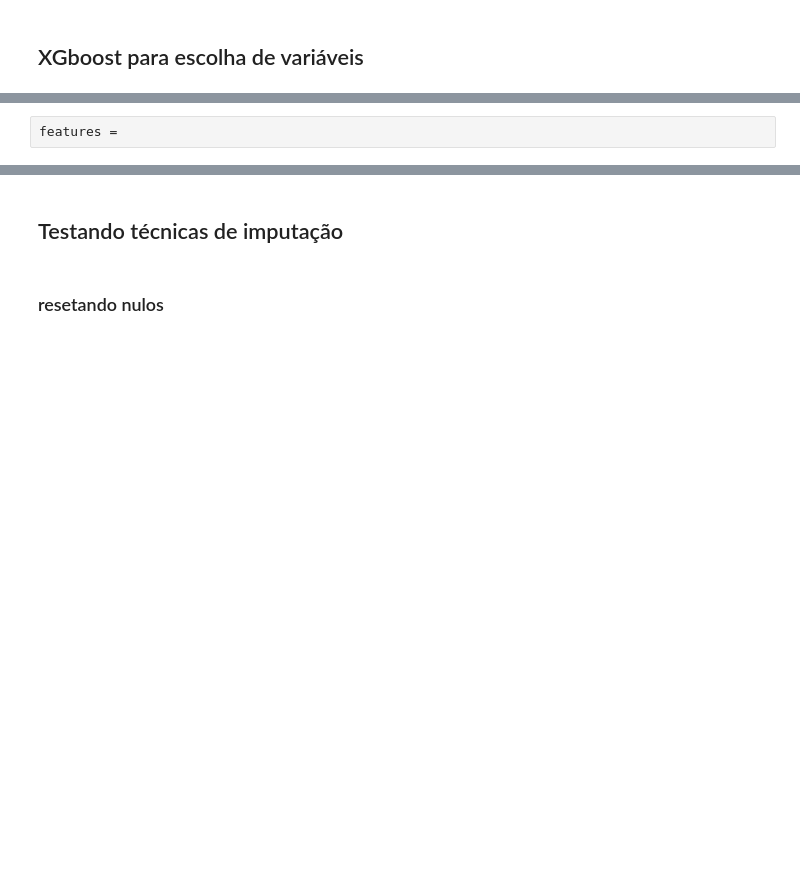
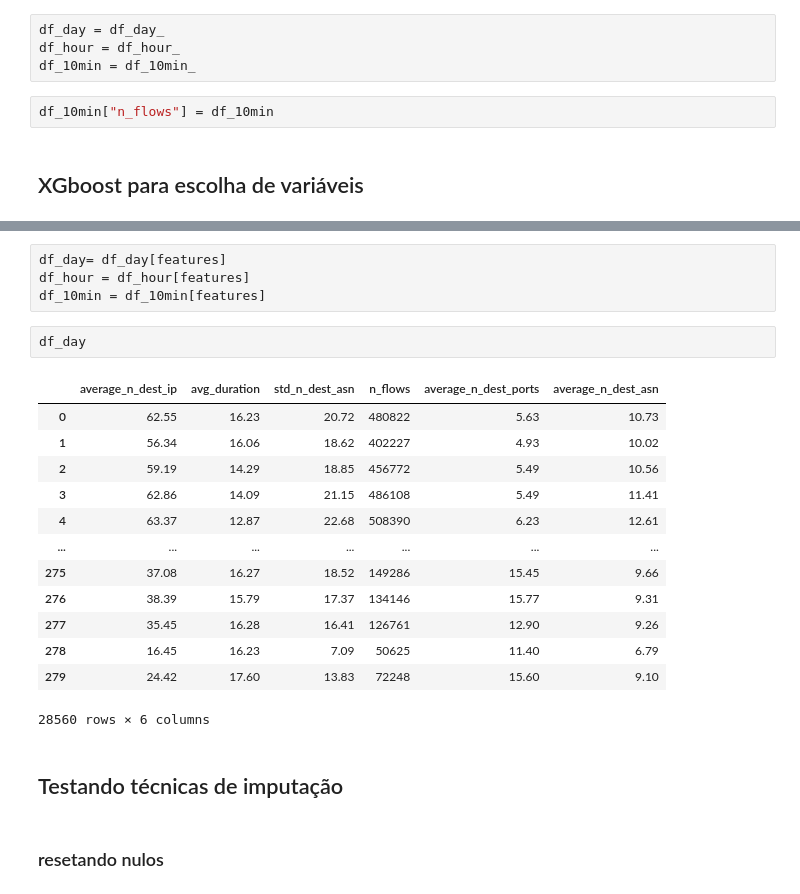
Before and after one commit to LarcesUece/GRANULARITY-PREDICTION, a Jupyter notebook: src/notebooks/time.ipynb, the cells around one changed output, grey strips where cells are left out. Cells and saved outputs as stored; diff of their text form; blank space fills up the shorter version.

```diff
--- a/src/notebooks/time.ipynb
+++ b/src/notebooks/time.ipynb
@@ -555,6 +442,12 @@ df_hour_ = df_hour.copy()
 del df_hour
 df_10min_ = df_10min.copy()
 del df_10min
+# %%
+df_day = df_day_
+df_hour = df_hour_
+df_10min = df_10min_
+# %%
+df_10min["n_flows"] = df_10min
 # %% [markdown]
 ## XGboost para escolha de variáveis
 # %%
@@ -633,2 +534,0 @@ Lista de variáveis mantidas: ['n_flows', 'average_n_dest_asn', 'average_n_dest_
-# %%
-features =
@@ -635,3 +544,23 @@ features =
+# %%
+df_day= df_day[features]
+df_hour = df_hour[features]
+df_10min = df_10min[features]
+# %%
+df_day
+# %% [output]
+|  | average_n_dest_ip | avg_duration | std_n_dest_asn | n_flows | average_n_dest_ports | average_n_dest_asn |
+| 0 | 62.55 | 16.23 | 20.72 | 480822 | 5.63 | 10.73 |
+| 1 | 56.34 | 16.06 | 18.62 | 402227 | 4.93 | 10.02 |
+| 2 | 59.19 | 14.29 | 18.85 | 456772 | 5.49 | 10.56 |
+| 3 | 62.86 | 14.09 | 21.15 | 486108 | 5.49 | 11.41 |
+| 4 | 63.37 | 12.87 | 22.68 | 508390 | 6.23 | 12.61 |
+| ... | ... | ... | ... | ... | ... | ... |
+| 275 | 37.08 | 16.27 | 18.52 | 149286 | 15.45 | 9.66 |
+| 276 | 38.39 | 15.79 | 17.37 | 134146 | 15.77 | 9.31 |
+| 277 | 35.45 | 16.28 | 16.41 | 126761 | 12.90 | 9.26 |
+| 278 | 16.45 | 16.23 | 7.09 | 50625 | 11.40 | 6.79 |
+| 279 | 24.42 | 17.60 | 13.83 | 72248 | 15.60 | 9.10 |
+28560 rows × 6 columns
 # %% [markdown]
 ## Testando técnicas de imputação
 # %% [markdown]
```
Also changed, not shown: parts of 10 cells of this notebook.
